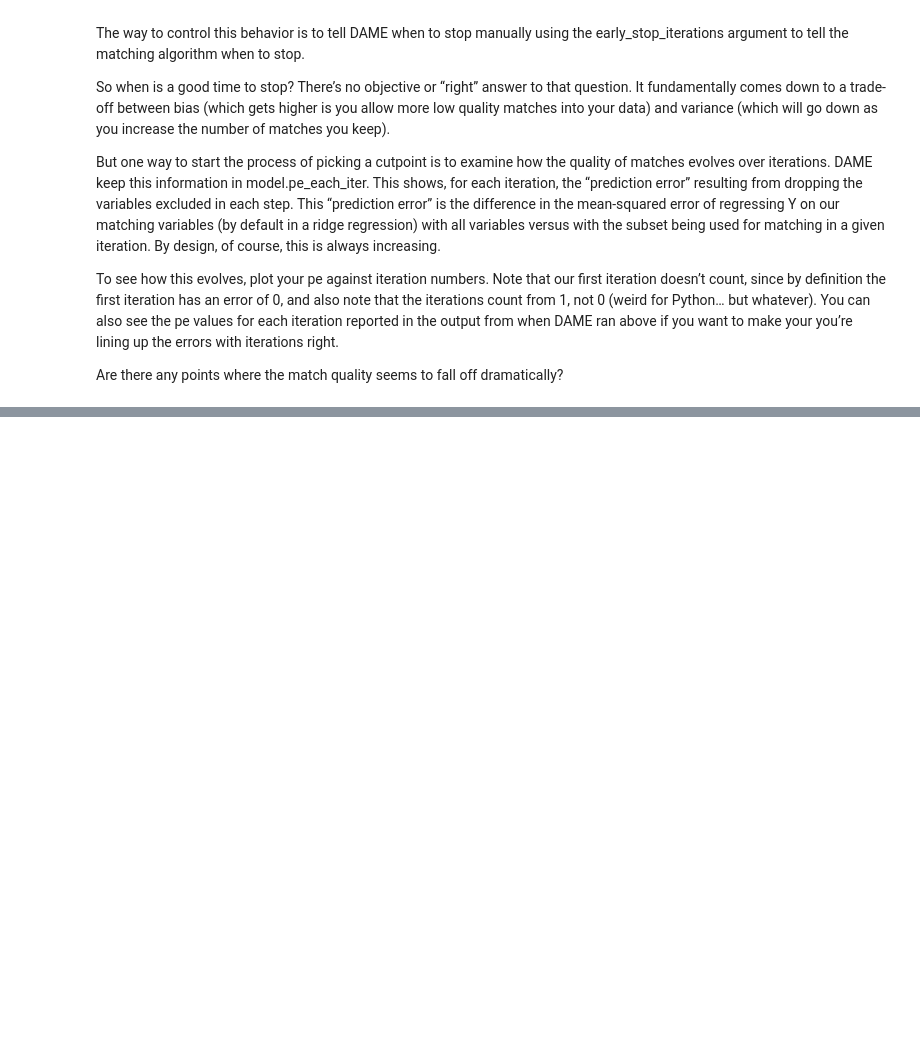
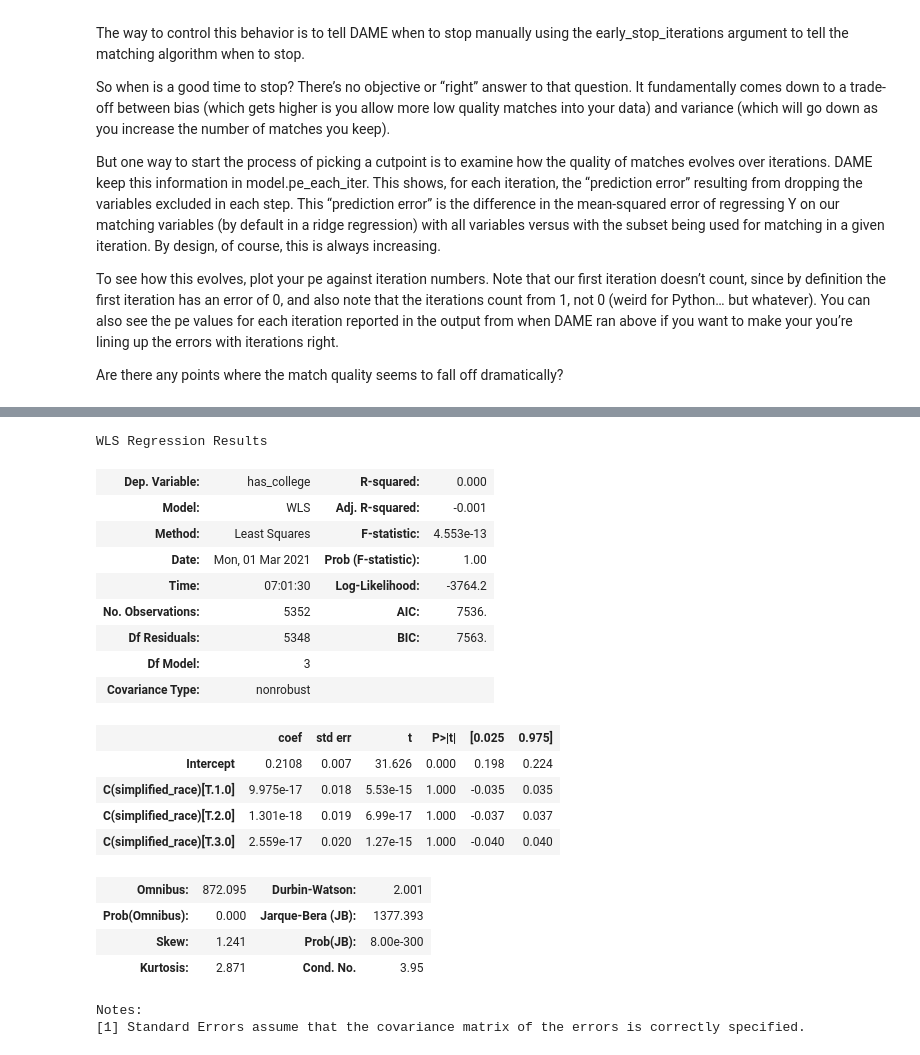
Before and after one commit to gamecicn/ids701_assignment, a Jupyter notebook: as5_matching_exercise.ipynb, the cells around one changed output, grey strips where cells are left out. Drawn from its saved outputs; the diff is of its cells as text; code cells hidden in the pictures; blank space fills up the shorter version.

```diff
--- a/as5_matching_exercise.ipynb
+++ b/as5_matching_exercise.ipynb
@@ -292,0 +434,26 @@ Are there any points where the match quality seems to fall off dramatically?
+# %%
+smf.wls(
+    "has_college ~ C(simplified_race)", matched_data, weights=matched_data["weights"]
+).fit().summary()
+# %% [output]
+WLS Regression Results
+| Dep. Variable: | has_college | R-squared: | 0.000 |
+| Model: | WLS | Adj. R-squared: | -0.001 |
+| Method: | Least Squares | F-statistic: | 4.553e-13 |
+| Date: | Mon, 01 Mar 2021 | Prob (F-statistic): | 1.00 |
+| Time: | 07:01:30 | Log-Likelihood: | -3764.2 |
+| No. Observations: | 5352 | AIC: | 7536. |
+| Df Residuals: | 5348 | BIC: | 7563. |
+| Df Model: | 3 |  |  |
+| Covariance Type: | nonrobust |  |  |
+|  | coef | std err | t | P>|t| | [0.025 | 0.975] |
+| Intercept | 0.2108 | 0.007 | 31.626 | 0.000 | 0.198 | 0.224 |
+| C(simplified_race)[T.1.0] | 9.975e-17 | 0.018 | 5.53e-15 | 1.000 | -0.035 | 0.035 |
+| C(simplified_race)[T.2.0] | 1.301e-18 | 0.019 | 6.99e-17 | 1.000 | -0.037 | 0.037 |
+| C(simplified_race)[T.3.0] | 2.559e-17 | 0.020 | 1.27e-15 | 1.000 | -0.040 | 0.040 |
+| Omnibus: | 872.095 | Durbin-Watson: | 2.001 |
+| Prob(Omnibus): | 0.000 | Jarque-Bera (JB): | 1377.393 |
+| Skew: | 1.241 | Prob(JB): | 8.00e-300 |
+| Kurtosis: | 2.871 | Cond. No. | 3.95 |
+Notes:
+[1] Standard Errors assume that the covariance matrix of the errors is correctly specified.
```
Also changed, not shown: parts of 25 cells of this notebook.
